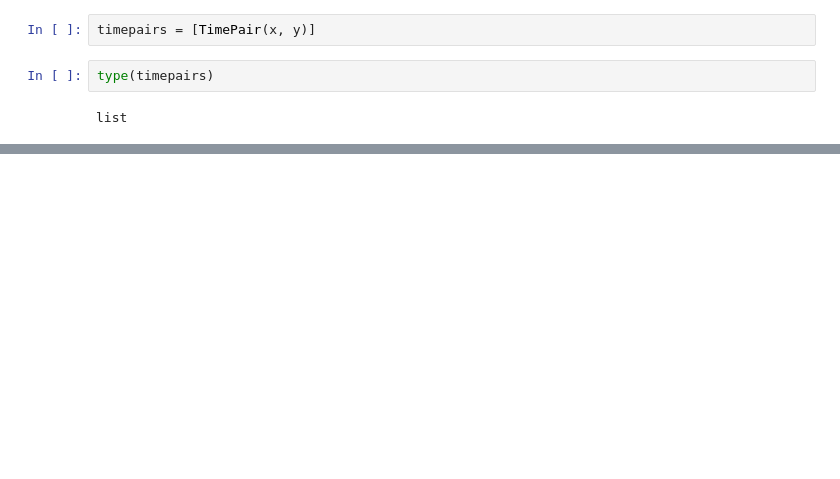
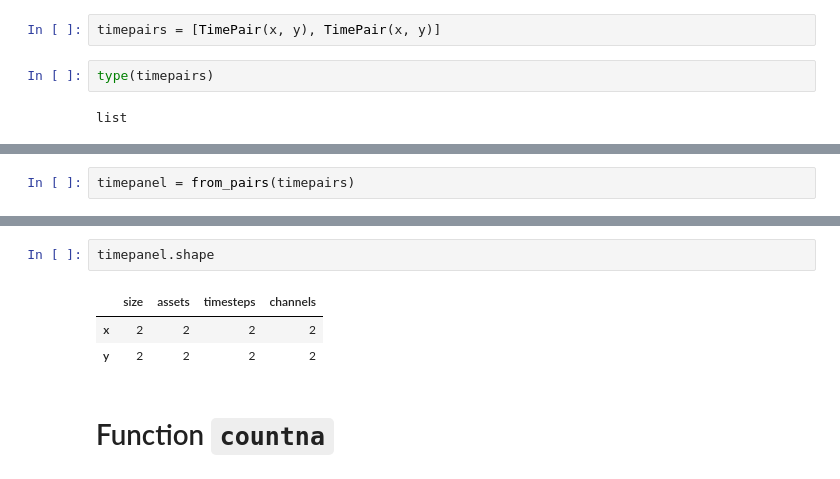
Before and after one commit to langflow-ai/wavy, a Jupyter notebook: notebooks/panel.ipynb, the cells around one changed output, grey strips where cells are left out. Saved outputs shown, nothing was run; the diff lists cells and outputs as text; blank space fills up the shorter version.

```diff
--- a/notebooks/panel.ipynb
+++ b/notebooks/panel.ipynb
@@ -62,7 +64,7 @@ y
 | 2005-12-29 | 19.241974 | 19.139973 | 2.254626 | 2.183424 |
 | 2005-12-30 | 19.052540 | 19.052540 | 2.166923 | 2.196870 |
 # %%
-timepairs = [TimePair(x, y)]
+timepairs = [TimePair(x, y), TimePair(x, y)]
 # %%
 type(timepairs)
 # %% [output]
@@ -97,0 +72,2 @@ Name: TimePanel, dtype: object
+# %%
+timepanel = from_pairs(timepairs)
@@ -97,0 +119,8 @@ Name: TimePanel, dtype: object
+# %%
+timepanel.shape
+# %% [output]
+|  | size | assets | timesteps | channels |
+| x | 2 | 2 | 2 | 2 |
+| y | 2 | 2 | 2 | 2 |
+# %% [markdown]
+# Function `countna`
```
Also changed, not shown: parts of 26 cells of this notebook, 9 other files.
